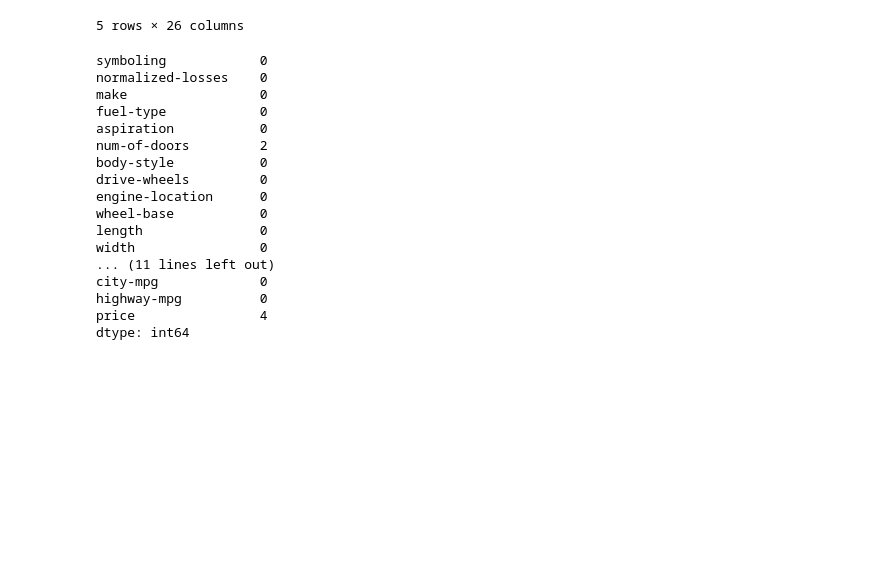
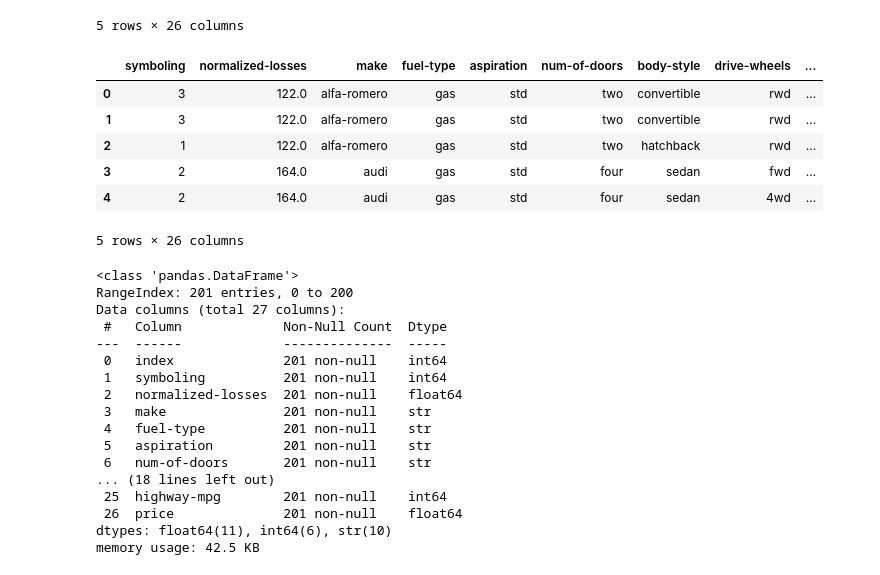
Before and after one commit to bhumitsingh856-cyber/Dev-ML, a Jupyter notebook: Data Science/pandas/data-preprocessing/panda.ipynb, the cells around one changed output. Drawn from its saved outputs; the diff is of its cells as text; code cells hidden in the pictures; blank space fills up the shorter version.

```diff
--- a/Data Science/pandas/data-preprocessing/panda.ipynb
+++ b/Data Science/pandas/data-preprocessing/panda.ipynb
@@ -105,24 +105,21 @@ data.head()
 avg_loss=data['normalized-losses'].astype("float").mean()
 data["normalized-losses"]=data["normalized-losses"].fillna(avg_loss)
 # %%
-avg_loss=data['stroke'].astype("float").mean()
-data["stroke"]=data["stroke"].fillna(avg_loss)
-data.isna().sum()
+avg_stroke=data['stroke'].astype("float").mean()
+data["stroke"]=data["stroke"].fillna(avg_stroke)
-# %% [output]
-symboling            0
-normalized-losses    0
-make                 0
-fuel-type            0
-aspiration           0
-num-of-doors         2
-body-style           0
-drive-wheels         0
-engine-location      0
-wheel-base           0
-length               0
-width                0
-... (11 lines left out)
-city-mpg             0
-highway-mpg          0
-price                4
-dtype: int64
+# %%
+avg_bore=data['bore'].mean()
+data['bore']=data['bore'].fillna(avg_bore)
+# %%
+avg_horsepower=data['horsepower'].mean()
+data['horsepower']=data['horsepower'].fillna(avg_horsepower)
+# %%
+data.head()
+# %% [output]
+|  | symboling | normalized-losses | make | fuel-type | aspiration | num-of-doors | body-style | drive-wheels | ... |
+| 0 | 3 | 122.0 | alfa-romero | gas | std | two | convertible | rwd | ... |
+| 1 | 3 | 122.0 | alfa-romero | gas | std | two | convertible | rwd | ... |
+| 2 | 1 | 122.0 | alfa-romero | gas | std | two | hatchback | rwd | ... |
+| 3 | 2 | 164.0 | audi | gas | std | four | sedan | fwd | ... |
+| 4 | 2 | 164.0 | audi | gas | std | four | sedan | 4wd | ... |
+5 rows × 26 columns
@@ -128,0 +134,20 @@ dtype: int64
+# %%
+data.info()
+# %% [output]
+<class 'pandas.DataFrame'>
+RangeIndex: 201 entries, 0 to 200
+Data columns (total 27 columns):
+ #   Column             Non-Null Count  Dtype
+---  ------             --------------  -----
+ 0   index              201 non-null    int64
+ 1   symboling          201 non-null    int64
+ 2   normalized-losses  201 non-null    float64
+ 3   make               201 non-null    str
+ 4   fuel-type          201 non-null    str
+ 5   aspiration         201 non-null    str
+ 6   num-of-doors       201 non-null    str
+... (18 lines left out)
+ 25  highway-mpg        201 non-null    int64
+ 26  price              201 non-null    float64
+dtypes: float64(11), int64(6), str(10)
+memory usage: 42.5 KB
```
Also changed, not shown: parts of 4 cells of this notebook, 9 other files.
